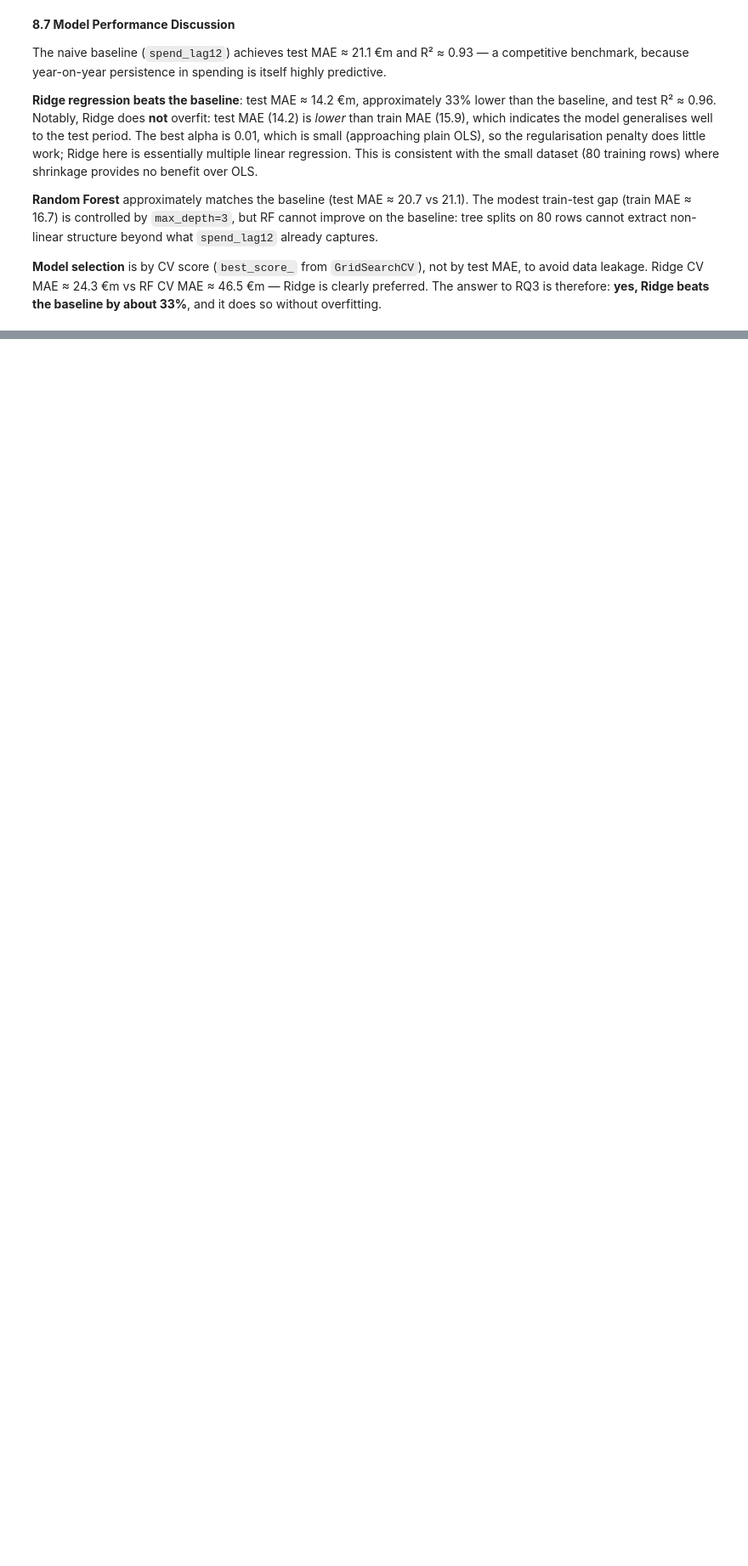
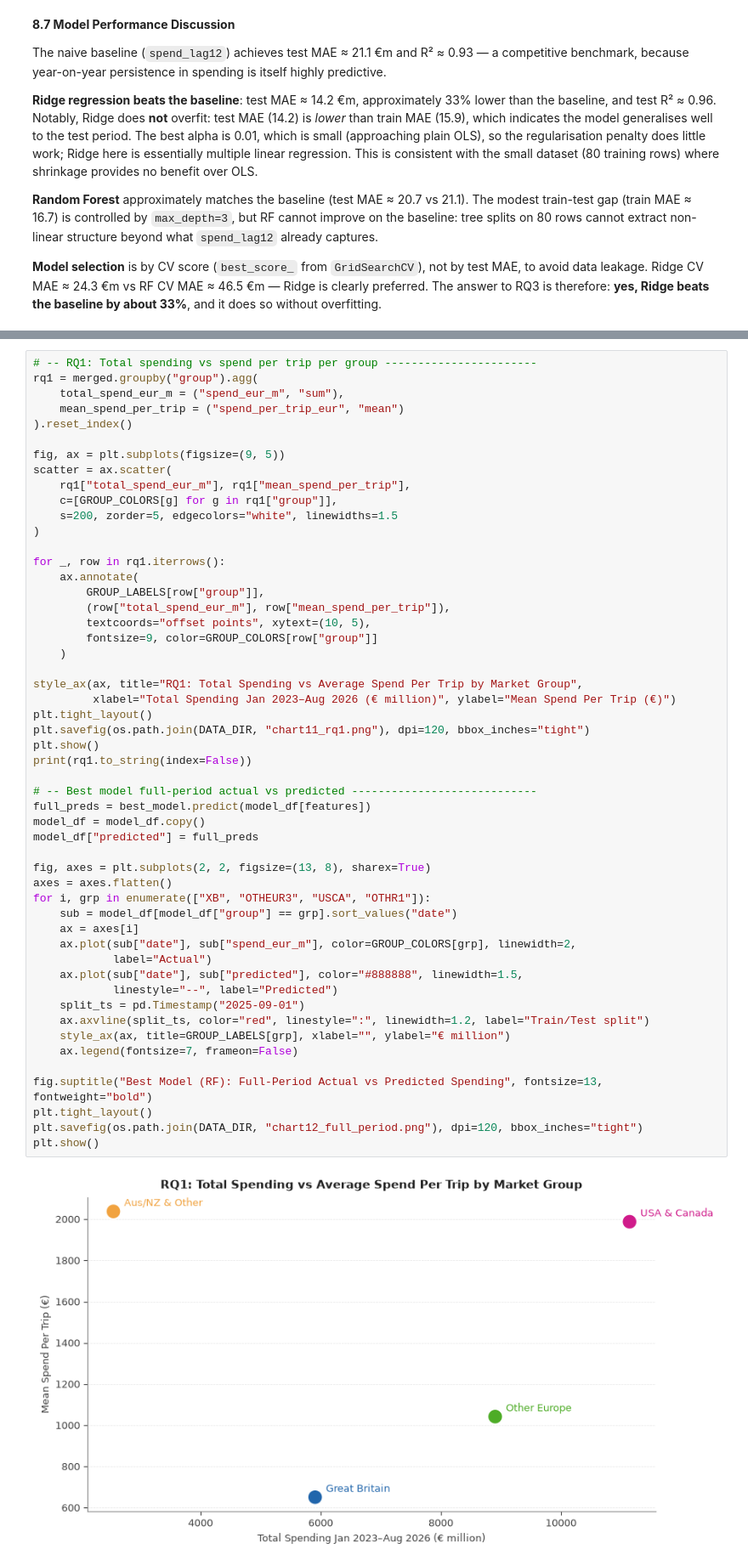
Before and after one commit to 2024524-youness/ireland-visitor-spending, a Jupyter notebook: ireland-visitor-spending.ipynb, the cells around one changed output, grey strips where cells are left out. Shown at 85% size. Saved outputs shown, nothing was run; the diff lists cells and outputs as text; blank space fills up the shorter version.

```diff
--- a/ireland-visitor-spending.ipynb
+++ b/ireland-visitor-spending.ipynb
@@ -1388,0 +1448,54 @@ The naive baseline (`spend_lag12`) achieves test MAE ≈ 21.1 €m and R² ≈ 0
+# %%
+# -- RQ1: Total spending vs spend per trip per group -----------------------
+rq1 = merged.groupby("group").agg(
+    total_spend_eur_m = ("spend_eur_m", "sum"),
+    mean_spend_per_trip = ("spend_per_trip_eur", "mean")
+).reset_index()
+
+fig, ax = plt.subplots(figsize=(9, 5))
+scatter = ax.scatter(
+    rq1["total_spend_eur_m"], rq1["mean_spend_per_trip"],
+    c=[GROUP_COLORS[g] for g in rq1["group"]],
+    s=200, zorder=5, edgecolors="white", linewidths=1.5
+)
+
+for _, row in rq1.iterrows():
+    ax.annotate(
+        GROUP_LABELS[row["group"]],
+        (row["total_spend_eur_m"], row["mean_spend_per_trip"]),
+        textcoords="offset points", xytext=(10, 5),
+        fontsize=9, color=GROUP_COLORS[row["group"]]
+    )
+
+style_ax(ax, title="RQ1: Total Spending vs Average Spend Per Trip by Market Group",
+         xlabel="Total Spending Jan 2023–Aug 2026 (€ million)", ylabel="Mean Spend Per Trip (€)")
+plt.tight_layout()
+plt.savefig(os.path.join(DATA_DIR, "chart11_rq1.png"), dpi=120, bbox_inches="tight")
+plt.show()
+print(rq1.to_string(index=False))
+
+# -- Best model full-period actual vs predicted ----------------------------
+full_preds = best_model.predict(model_df[features])
+model_df = model_df.copy()
+model_df["predicted"] = full_preds
+
+fig, axes = plt.subplots(2, 2, figsize=(13, 8), sharex=True)
+axes = axes.flatten()
+for i, grp in enumerate(["XB", "OTHEUR3", "USCA", "OTHR1"]):
+    sub = model_df[model_df["group"] == grp].sort_values("date")
+    ax = axes[i]
+    ax.plot(sub["date"], sub["spend_eur_m"], color=GROUP_COLORS[grp], linewidth=2,
+            label="Actual")
+    ax.plot(sub["date"], sub["predicted"], color="#888888", linewidth=1.5,
+            linestyle="--", label="Predicted")
+    split_ts = pd.Timestamp("2025-09-01")
+    ax.axvline(split_ts, color="red", linestyle=":", linewidth=1.2, label="Train/Test split")
+    style_ax(ax, title=GROUP_LABELS[grp], xlabel="", ylabel="€ million")
+    ax.legend(fontsize=7, frameon=False)
+
+fig.suptitle("Best Model (RF): Full-Period Actual vs Predicted Spending", fontsize=13, fontweight="bold")
+plt.tight_layout()
+plt.savefig(os.path.join(DATA_DIR, "chart12_full_period.png"), dpi=120, bbox_inches="tight")
+plt.show()
+# %% [output]
+[figure, added]
```
Also changed, not shown: parts of 8 cells of this notebook, 3 other files.
